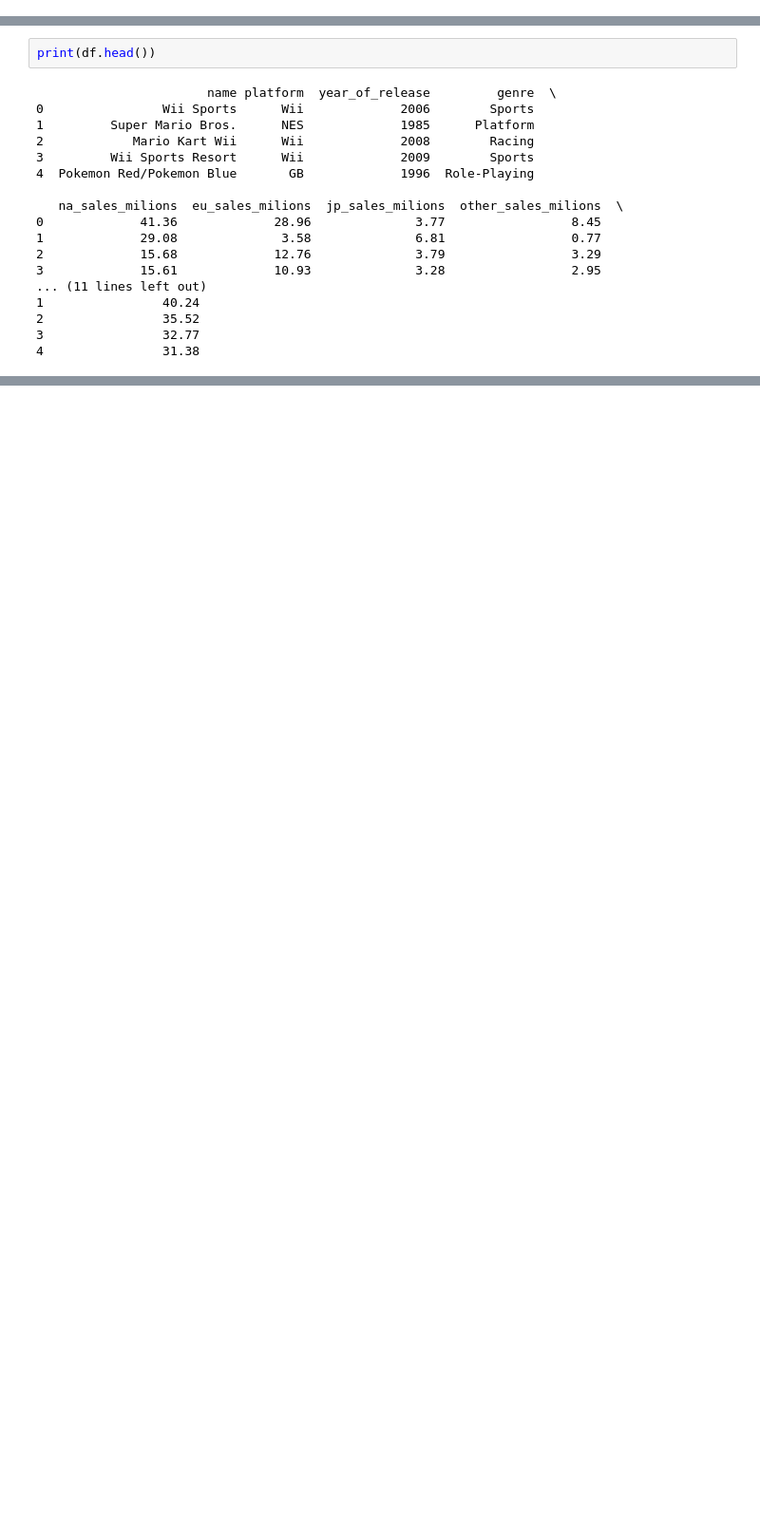
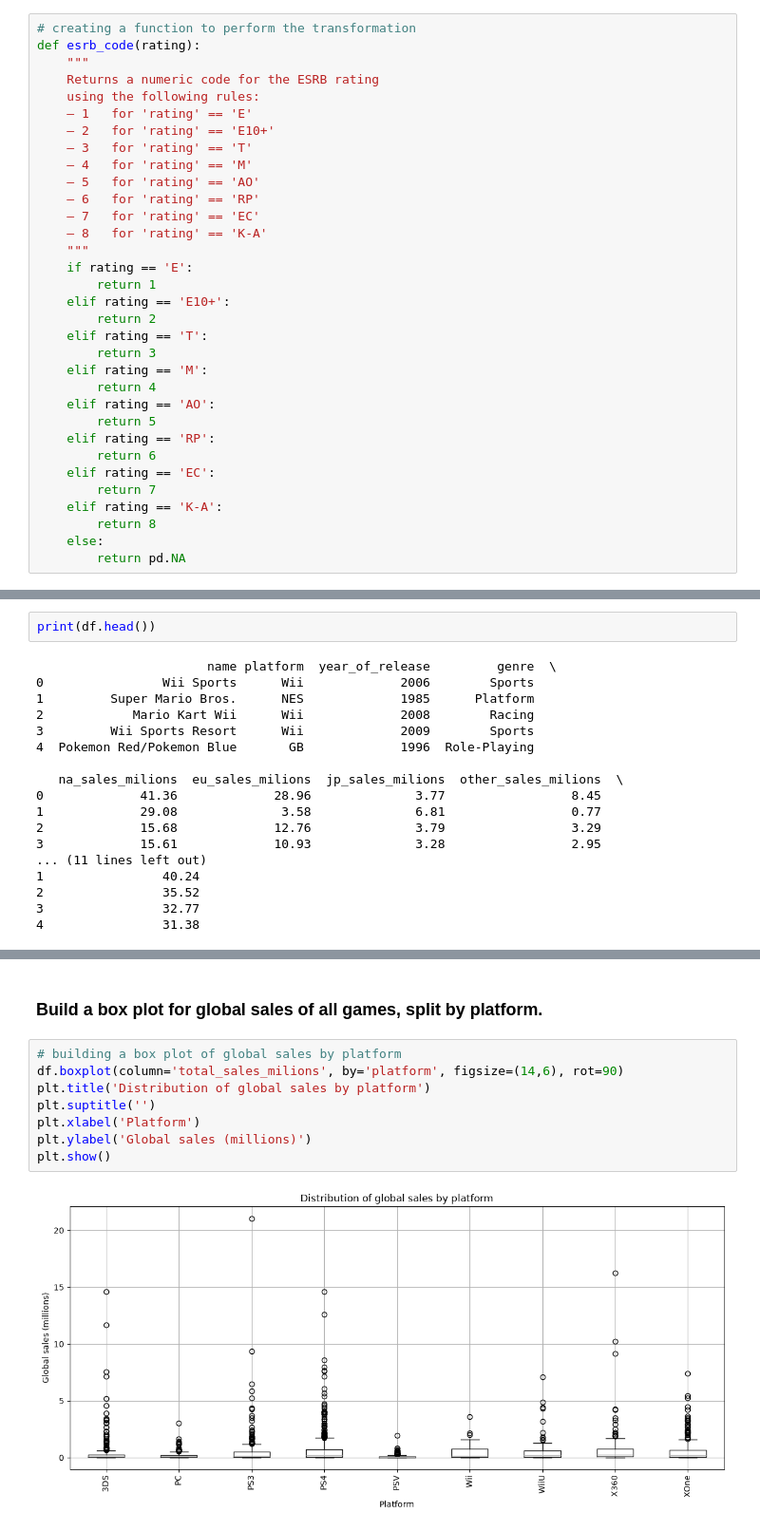
Before and after one commit to pedrolocosta/game-sales-strategy-eda, a Jupyter notebook: notebook.ipynb, the cells around one changed output, grey strips where cells are left out. Shown at 95% size. Drawn from its saved outputs; the diff is of its cells as text; blank space fills up the shorter version.

```diff
--- a/notebook.ipynb
+++ b/notebook.ipynb
@@ -563,0 +374,33 @@ df['total_sales_milions'] = (df['na_sales_milions'] +
+# %%
+# creating a function to perform the transformation
+def esrb_code(rating):
+    """
+    Returns a numeric code for the ESRB rating
+    using the following rules:
+    — 1   for 'rating' == 'E'
+    — 2   for 'rating' == 'E10+'
+    — 3   for 'rating' == 'T'
+    — 4   for 'rating' == 'M'
+    — 5   for 'rating' == 'AO'
+    — 6   for 'rating' == 'RP'
+    — 7   for 'rating' == 'EC'
+    — 8   for 'rating' == 'K-A'
+    """
+    if rating == 'E':
+        return 1
+    elif rating == 'E10+':
+        return 2
+    elif rating == 'T':
+        return 3
+    elif rating == 'M':
+        return 4
+    elif rating == 'AO':
+        return 5
+    elif rating == 'RP':
+        return 6
+    elif rating == 'EC':
+        return 7
+    elif rating == 'K-A':
+        return 8
+    else:
+        return pd.NA
@@ -1878,0 +979,12 @@ Desta forma, deve-se considerar que as classificações médias dos usuários do
+# %% [markdown]
+### Build a box plot for global sales of all games, split by platform.
+# %%
+# building a box plot of global sales by platform
+df.boxplot(column='total_sales_milions', by='platform', figsize=(14,6), rot=90)
+plt.title('Distribution of global sales by platform')
+plt.suptitle('')
+plt.xlabel('Platform')
+plt.ylabel('Global sales (millions)')
+plt.show()
+# %% [output]
+[figure, added]
```
Also changed, not shown: parts of 399 cells of this notebook.
